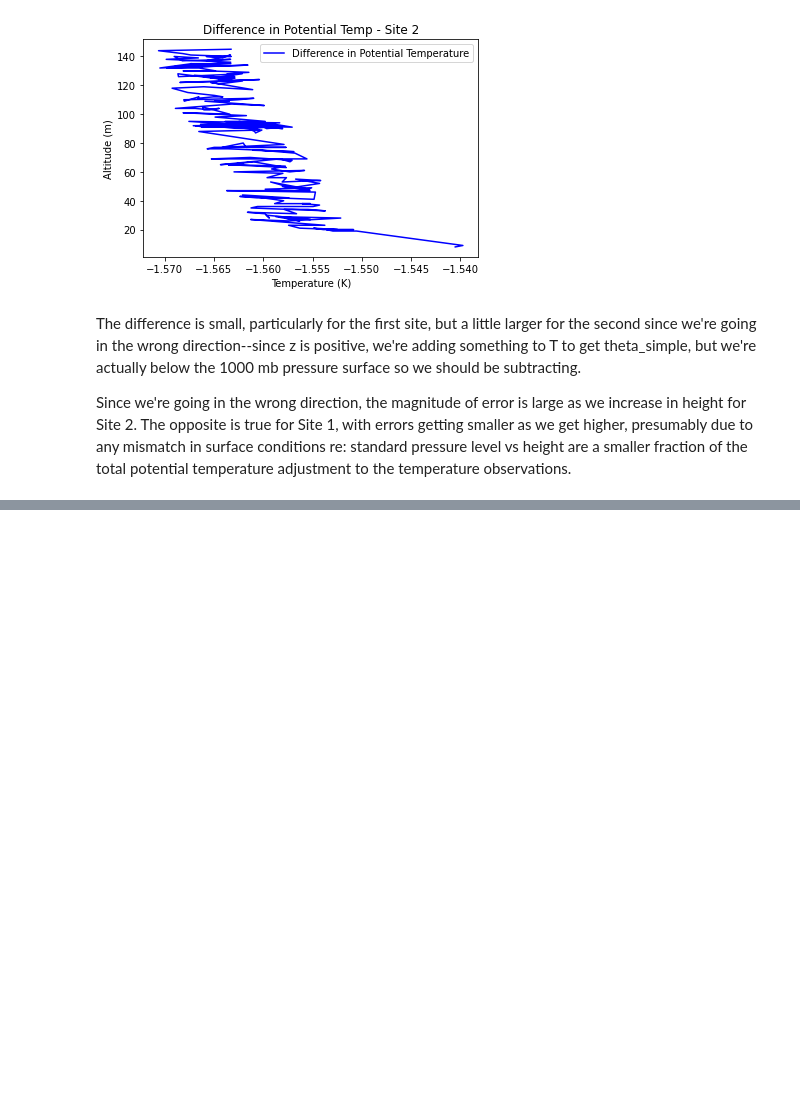
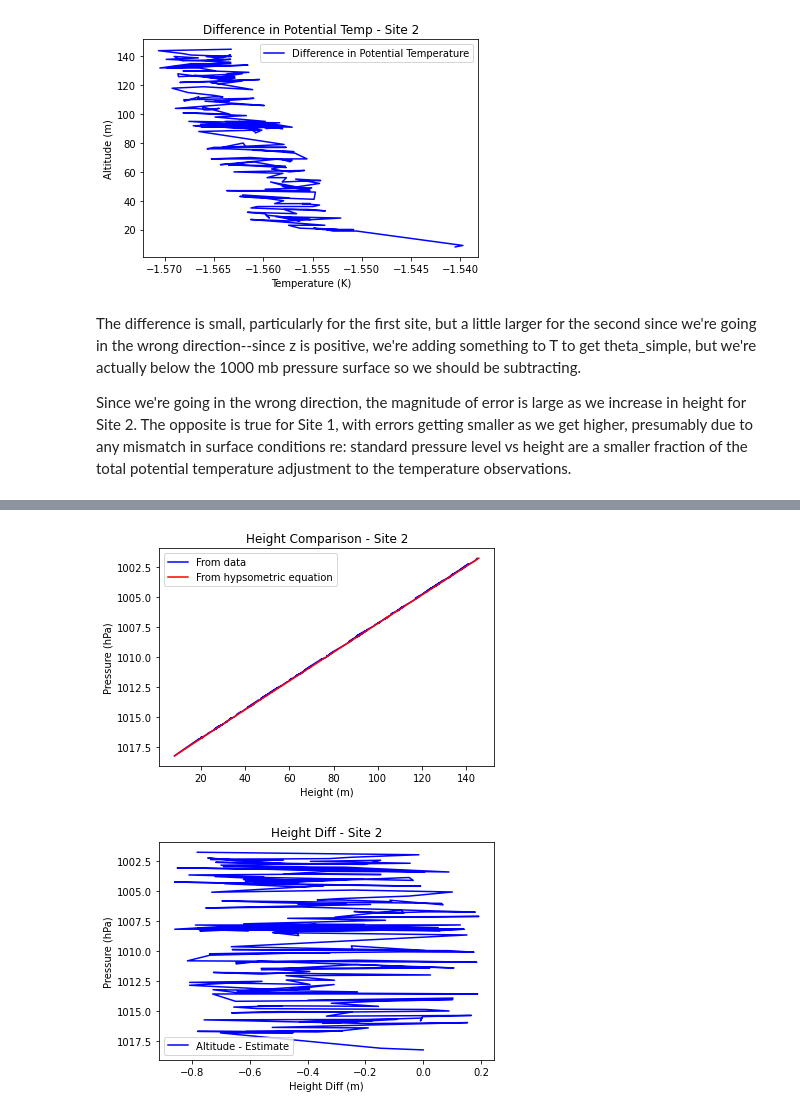
Before and after one commit to adair-kovac/TetheredBalloon-7710, a Jupyter notebook: notebooks/Homework #4.ipynb, the cells around one changed output, grey strips where cells are left out. Saved outputs shown, nothing was run; the diff lists cells and outputs as text; code cells hidden in the pictures; blank space fills up the shorter version.

```diff
--- a/notebooks/Homework #4.ipynb
+++ b/notebooks/Homework #4.ipynb
@@ -90,0 +100,5 @@ Since we're going in the wrong direction, the magnitude of error is large as we
+# %%
+plot_estimated_vs_actual_height(2)
+# %% [output]
+[figure, added]
+[figure, added]
```
Also changed, not shown: parts of 3 cells of this notebook, 3 other files.
